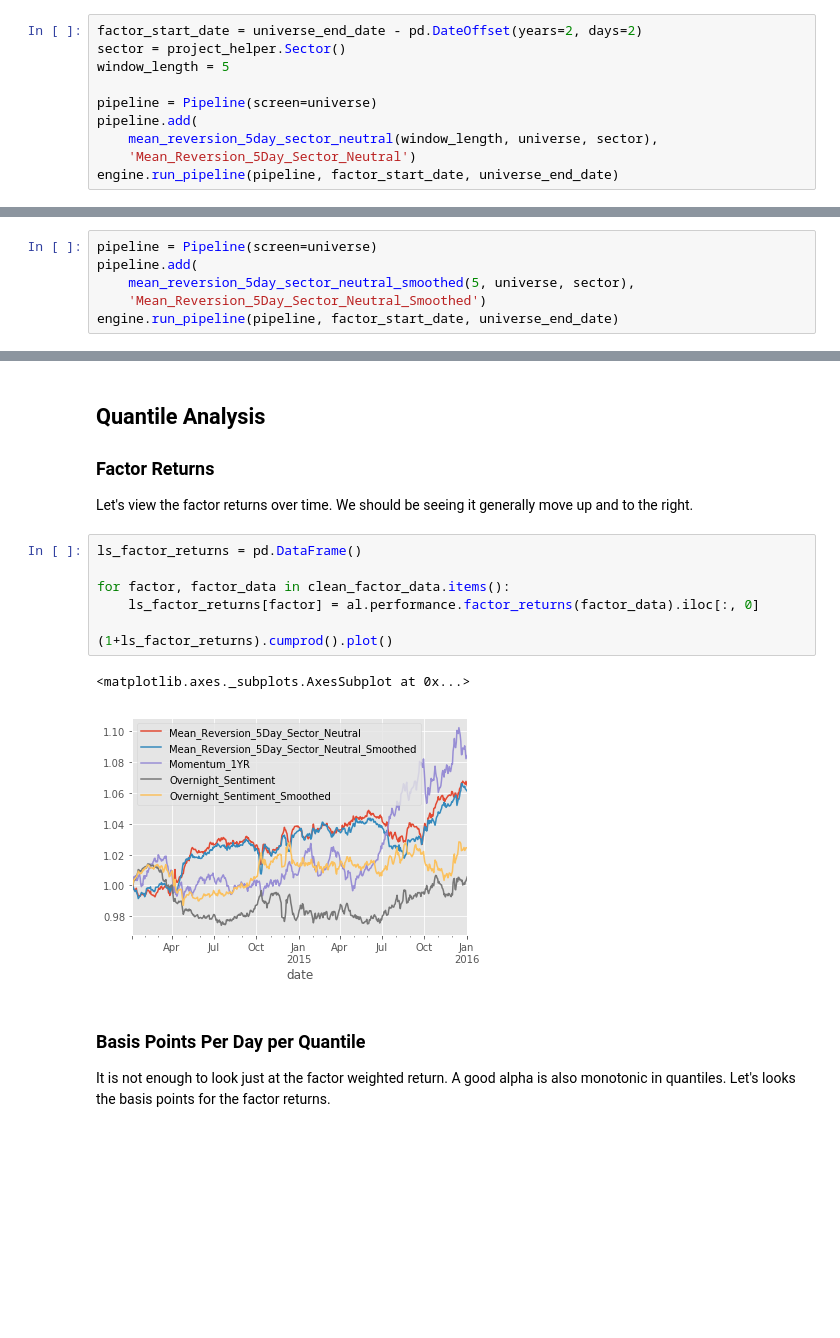
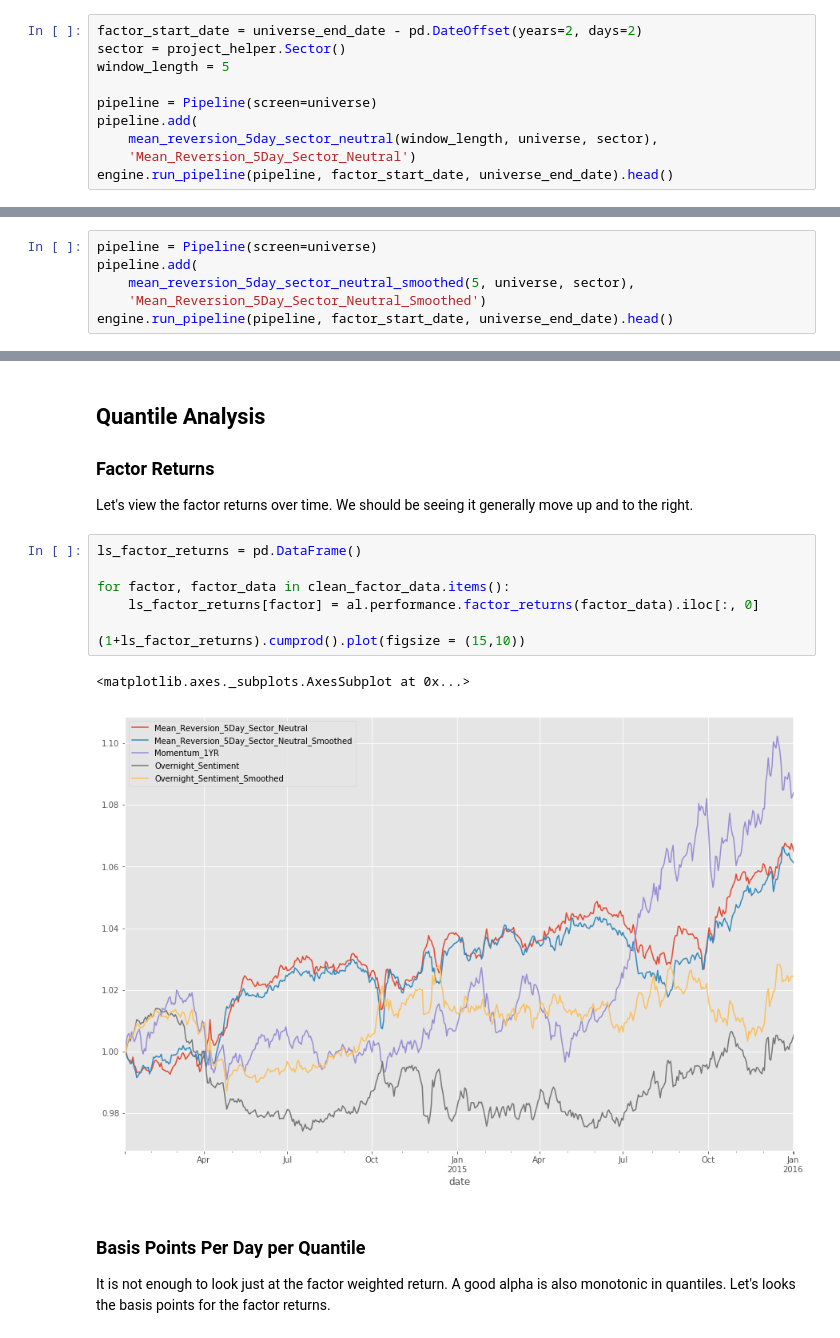
Before and after one commit to h-de-silva/udacity_trading, a Jupyter notebook: p4_alpha_research_and_factor_modeling/project_4_starter.ipynb, the cells around one changed output, grey strips where cells are left out. Cells and saved outputs as stored; diff of their text form; blank space fills up the shorter version.

```diff
--- a/p4_alpha_research_and_factor_modeling/project_4_starter.ipynb
+++ b/p4_alpha_research_and_factor_modeling/project_4_starter.ipynb
@@ -649,7 +576,7 @@ pipeline = Pipeline(screen=universe)
 pipeline.add(
     mean_reversion_5day_sector_neutral(window_length, universe, sector),
     'Mean_Reversion_5Day_Sector_Neutral')
-engine.run_pipeline(pipeline, factor_start_date, universe_end_date)
+engine.run_pipeline(pipeline, factor_start_date, universe_end_date).head()
 # %% [output]
 |  |  | Mean_Reversion_5Day_Sector_Neutral |
 | 2014-01-03 00:00:00+00:00 | Equity(0 [A]) | 0.85326482 |
@@ -732,7 +647,7 @@ pipeline = Pipeline(screen=universe)
 pipeline.add(
     mean_reversion_5day_sector_neutral_smoothed(5, universe, sector),
     'Mean_Reversion_5Day_Sector_Neutral_Smoothed')
-engine.run_pipeline(pipeline, factor_start_date, universe_end_date)
+engine.run_pipeline(pipeline, factor_start_date, universe_end_date).head()
 # %% [output]
 |  |  | Mean_Reversion_5Day_Sector_Neutra... |
 | 2014-01-03 00:00:00+00:00 | Equity(0 [A]) | 1.11580784 |
@@ -876,13 +779,13 @@ Let's view the factor returns over time. We should be seeing it generally move u
 # %%
 ls_factor_returns = pd.DataFrame()
 
 for factor, factor_data in clean_factor_data.items():
     ls_factor_returns[factor] = al.performance.factor_returns(factor_data).iloc[:, 0]
 
-(1+ls_factor_returns).cumprod().plot()
+(1+ls_factor_returns).cumprod().plot(figsize = (15,10))
 # %% [output]
 <matplotlib.axes._subplots.AxesSubplot at 0x...>
-[figure, old version]
+[figure, new version]
 # %% [markdown]
 ### Basis Points Per Day per Quantile
 It is not enough to look just at the factor weighted return. A good alpha is also monotonic in quantiles. Let's looks the basis points for the factor returns.
```
Also changed, not shown: parts of 25 cells of this notebook.
